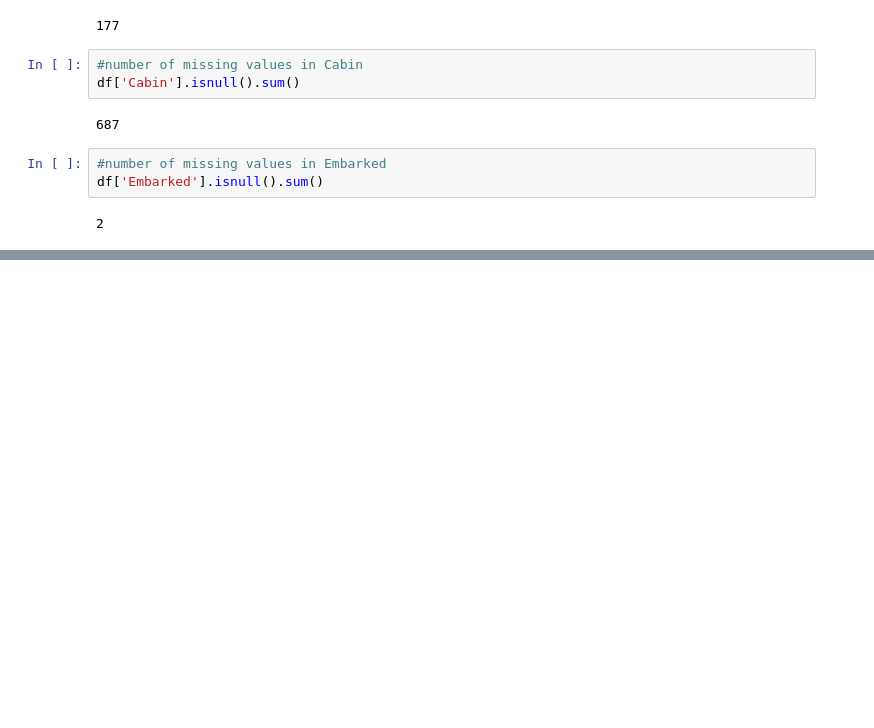
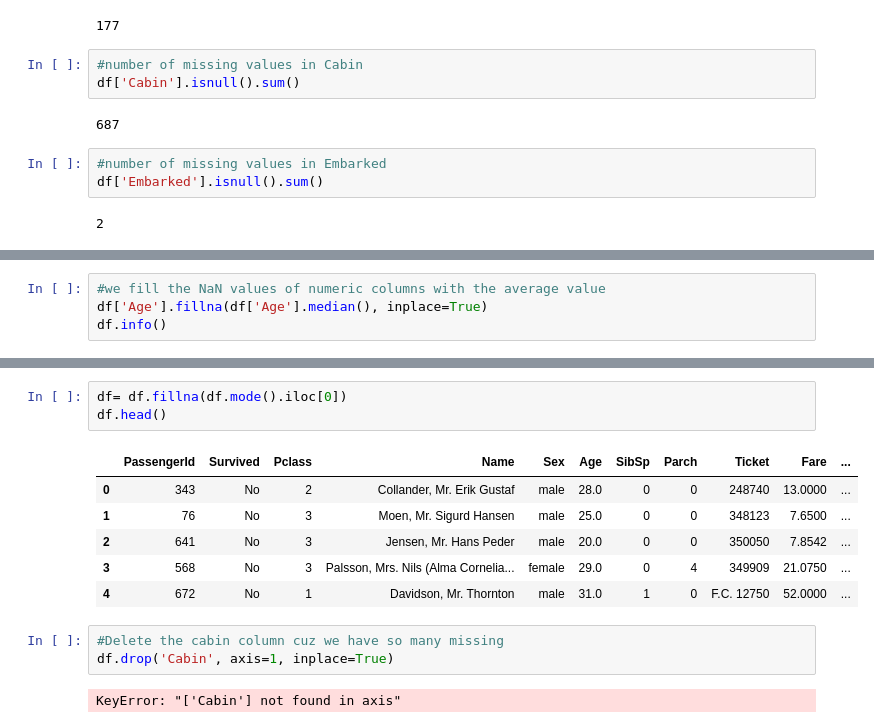
Before and after one commit to Iman-school/titanic-survivors-notebook-alanood1, a Jupyter notebook: Titanic survivor.ipynb, the cells around one changed output, grey strips where cells are left out. Saved outputs shown, nothing was run; the diff lists cells and outputs as text; blank space fills up the shorter version.

```diff
--- a/Titanic survivor.ipynb
+++ b/Titanic survivor.ipynb
@@ -92,0 +116,4 @@ df['Embarked'].isnull().sum()
+# %%
+#we fill the NaN values of numeric columns with the average value
+df['Age'].fillna(df['Age'].median(), inplace=True)
+df.info()
@@ -92,0 +140,15 @@ df['Embarked'].isnull().sum()
+# %%
+df= df.fillna(df.mode().iloc[0])
+df.head()
+# %% [output]
+|  | PassengerId | Survived | Pclass | Name | Sex | Age | SibSp | Parch | Ticket | Fare | ... |
+| 0 | 343 | No | 2 | Collander, Mr. Erik Gustaf | male | 28.0 | 0 | 0 | 248740 | 13.0000 | ... |
+| 1 | 76 | No | 3 | Moen, Mr. Sigurd Hansen | male | 25.0 | 0 | 0 | 348123 | 7.6500 | ... |
+| 2 | 641 | No | 3 | Jensen, Mr. Hans Peder | male | 20.0 | 0 | 0 | 350050 | 7.8542 | ... |
+| 3 | 568 | No | 3 | Palsson, Mrs. Nils (Alma Cornelia... | female | 29.0 | 0 | 4 | 349909 | 21.0750 | ... |
+| 4 | 672 | No | 1 | Davidson, Mr. Thornton | male | 31.0 | 1 | 0 | F.C. 12750 | 52.0000 | ... |
+# %%
+#Delete the cabin column cuz we have so many missing
+df.drop('Cabin', axis=1, inplace=True)
+# %% [output]
+KeyError: "['Cabin'] not found in axis"
```
Also changed, not shown: parts of 5 cells of this notebook.
